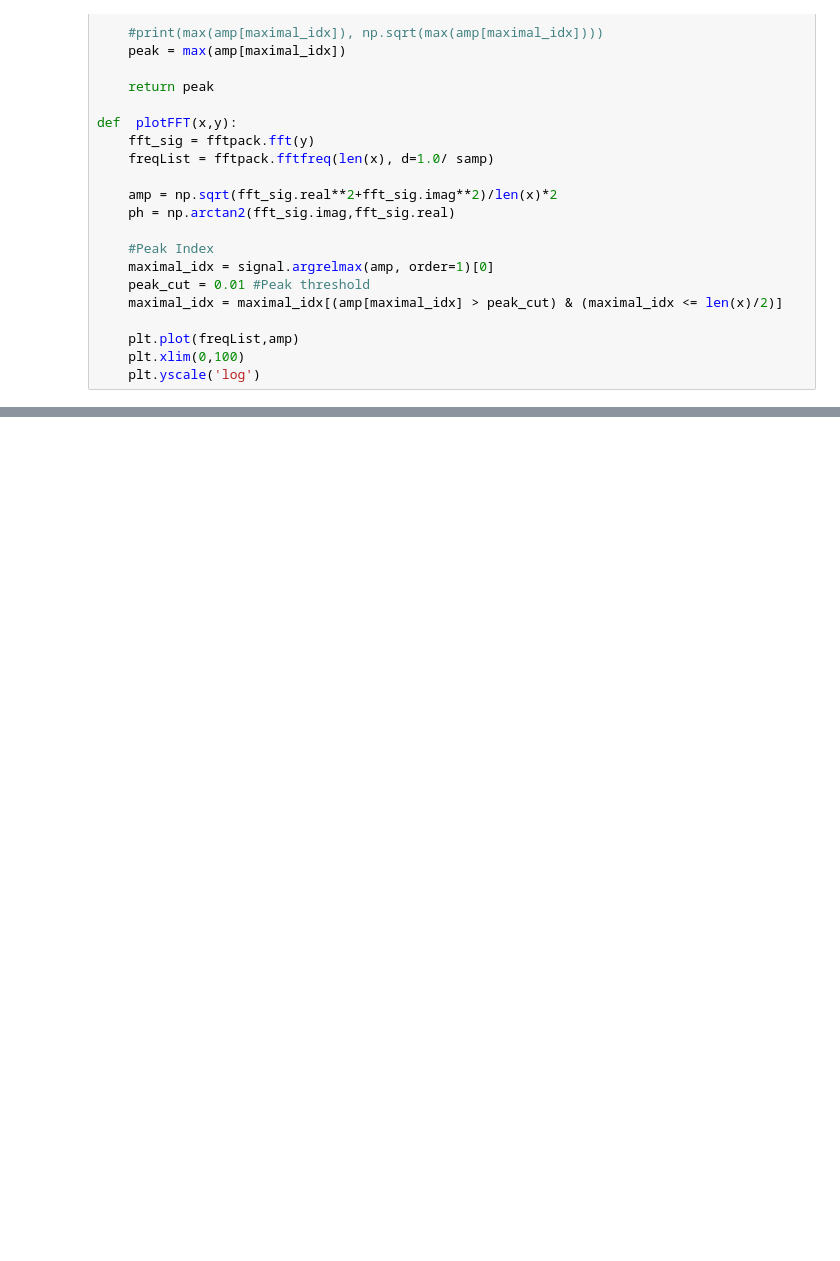
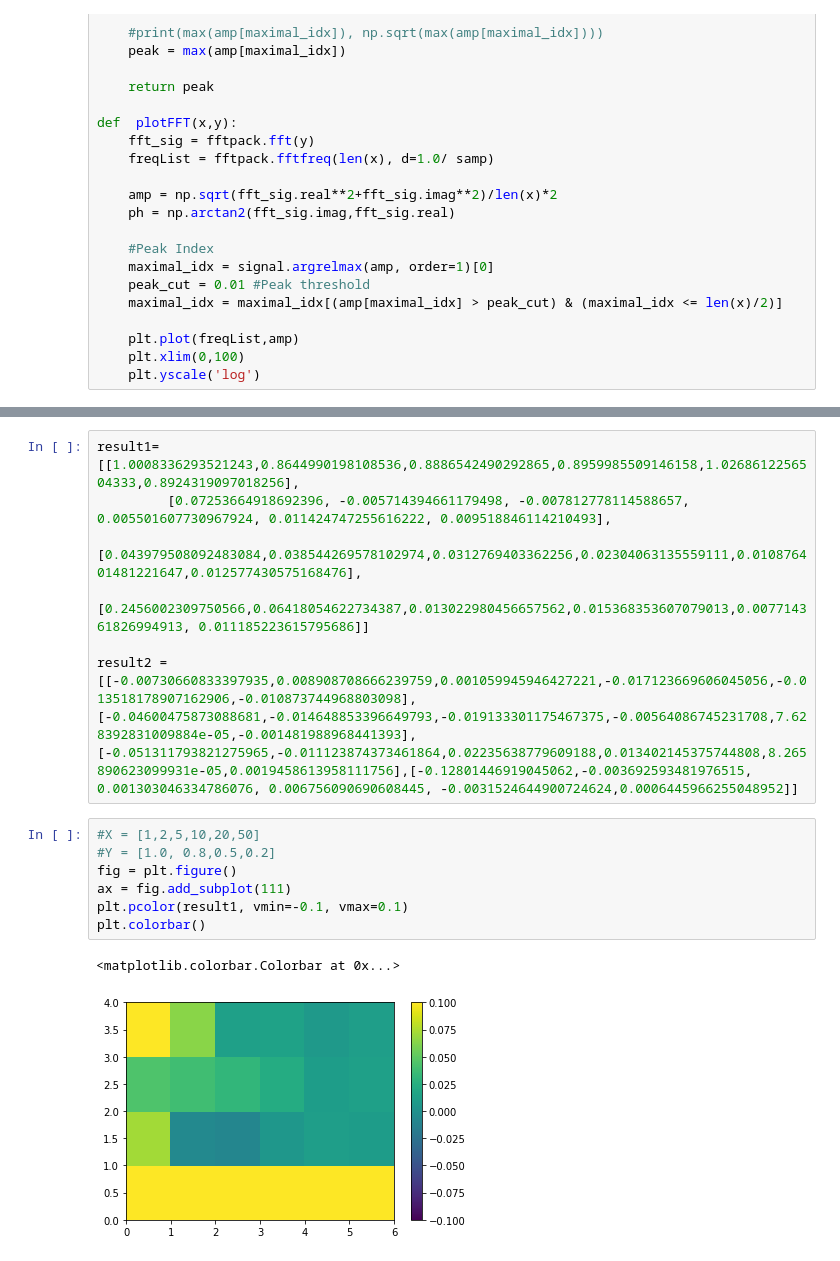
Before and after one commit to nakakeigo/notebook, a Jupyter notebook: LPF.ipynb, the cells around one changed output, grey strips where cells are left out. Cells and saved outputs as stored; diff of their text form; blank space fills up the shorter version.

```diff
--- a/LPF.ipynb
+++ b/LPF.ipynb
@@ -189,0 +244,17 @@ FFT Fit =  [0.0400084  0.63030885]
+# %%
+result1=[[1.0008336293521243,0.8644990198108536,0.8886542490292865,0.8959985509146158,1.0268612256504333,0.8924319097018256],
+         [0.07253664918692396, -0.005714394661179498, -0.007812778114588657, 0.005501607730967924, 0.011424747255616222, 0.009518846114210493],
+         [0.043979508092483084,0.038544269578102974,0.0312769403362256,0.02304063135559111,0.010876401481221647,0.012577430575168476],
+         [0.2456002309750566,0.06418054622734387,0.013022980456657562,0.015368353607079013,0.007714361826994913, 0.011185223615795686]]
+
+result2 = [[-0.00730660833397935,0.008908708666239759,0.001059945946427221,-0.017123669606045056,-0.013518178907162906,-0.010873744968803098],[-0.04600475873088681,-0.014648853396649793,-0.019133301175467375,-0.00564086745231708,7.628392831009884e-05,-0.001481988968441393],[-0.051311793821275965,-0.011123874373461864,0.02235638779609188,0.013402145375744808,8.265890623099931e-05,0.0019458613958111756],[-0.12801446919045062,-0.003692593481976515, 0.001303046334786076, 0.006756090690608445, -0.0031524644900724624,0.0006445966255048952]]
+# %%
+#X = [1,2,5,10,20,50]
+#Y = [1.0, 0.8,0.5,0.2]
+fig = plt.figure()
+ax = fig.add_subplot(111)
+plt.pcolor(result1, vmin=-0.1, vmax=0.1)
+plt.colorbar()
+# %% [output]
+<matplotlib.colorbar.Colorbar at 0x...>
+[figure, added]
```
Also changed, not shown: parts of 13 cells of this notebook.
